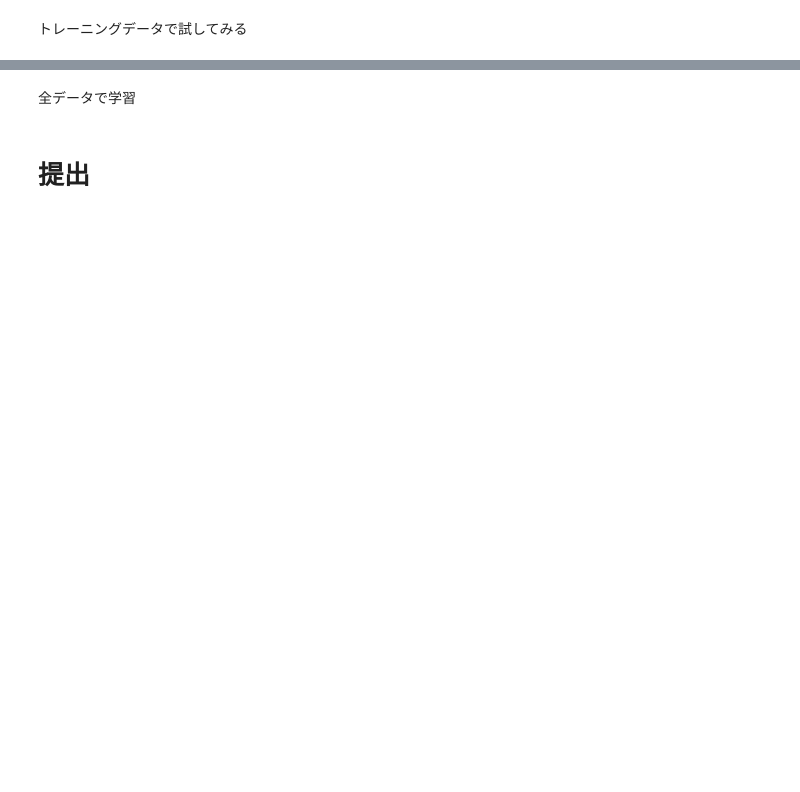
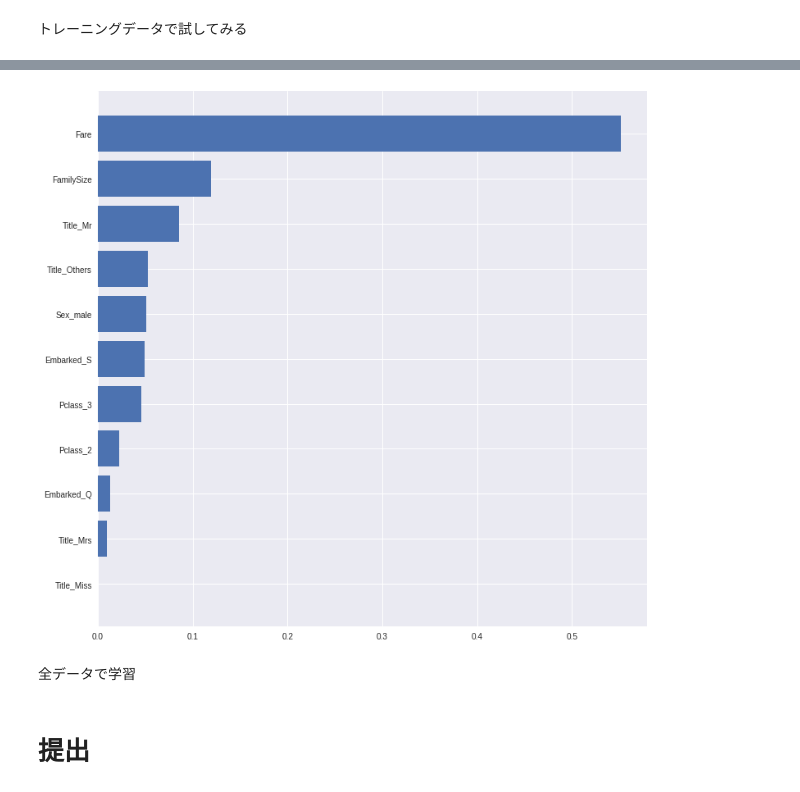
Before and after one commit to keijikk/ml_study, a Jupyter notebook: kaggle_submit_from_clab.ipynb, the cells around one changed output, grey strips where cells are left out. Cells and saved outputs as stored; diff of their text form; code cells hidden in the pictures; blank space fills up the shorter version.

```diff
--- a/kaggle_submit_from_clab.ipynb
+++ b/kaggle_submit_from_clab.ipynb
@@ -156,7 +198,10 @@ seaborn.heatmap(train_df.drop(columns=['PassengerId']).corr(), annot=True)
+# %%
+train_df = train_df.drop(columns=['Age'])
+test_df = test_df.drop(columns=['Age'])
 # %% [markdown]
 トレーニングデータで試してみる
 # %%
-x_df = train_df.drop(columns=['Survived'])
+x_df = train_df.drop(columns=['PassengerId','Survived'])
 x_train = x_df.as_matrix()
-x_test = test_df.as_matrix()
+x_test = test_df.drop(columns=['PassengerId']).as_matrix()
 y_train = train_df['Survived'].as_matrix()
@@ -177,0 +244,6 @@ Test score: 0.802
+# %%
+from xgboost import XGBClassifier
+xgb = XGBClassifier()
+xgb.fit(XX_train, yy_train)
+print('Train score: {:.3f}'.format(xgb.score(XX_train, yy_train)))
+print('Test score: {:.3f}'.format(xgb.score(XX_test, yy_test)))
@@ -187,3 +262,12 @@ plt.show()
+# %%
+values, names = zip(*sorted(zip(xgb.feature_importances_, x_df.columns)))
+
+plt.figure(figsize=(12,12))
+plt.barh(range(len(names)), values, align='center')
+plt.yticks(range(len(names)), names)
+plt.show()
+# %% [output]
+[figure, added]
 # %% [markdown]
 全データで学習
 # %%
```
Also changed, not shown: parts of 19 cells of this notebook.
